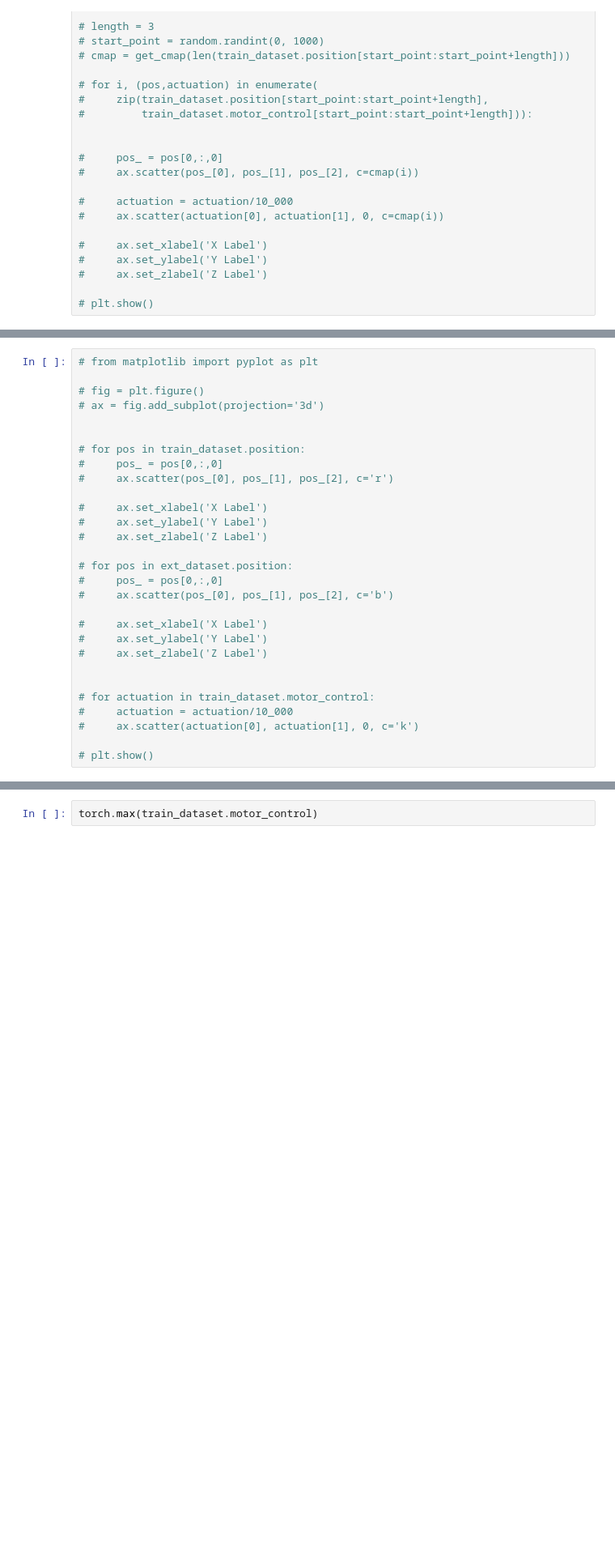
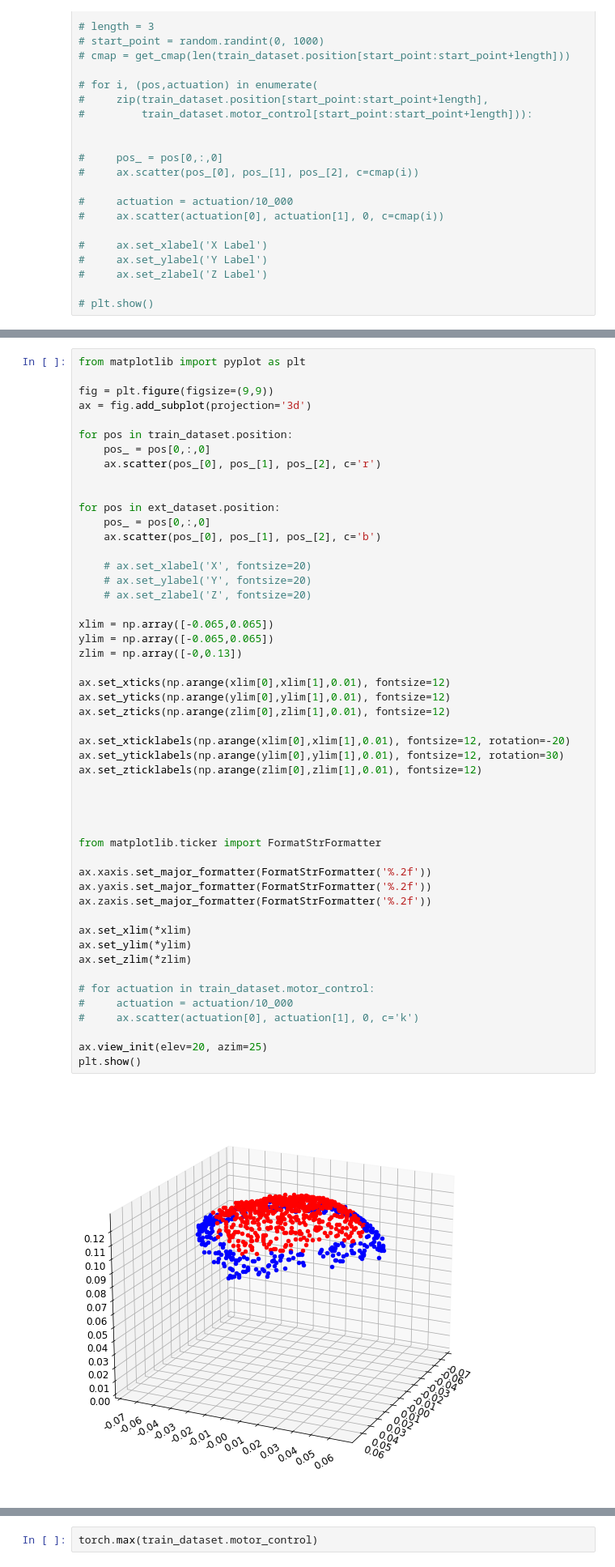
Before and after one commit to terry97-guel/KINN, a Jupyter notebook: code/control/fk_check.ipynb, the cells around one changed output, grey strips where cells are left out. Shown at 81% size. Drawn from its saved outputs; the diff is of its cells as text; blank space fills up the shorter version.

```diff
--- a/code/control/fk_check.ipynb
+++ b/code/control/fk_check.ipynb
@@ -131,29 +133,52 @@ model.motor_mean, model.motor_std, model.position_mean, model.position_std
 # %%
-# from matplotlib import pyplot as plt
+from matplotlib import pyplot as plt
 
-# fig = plt.figure()
-# ax = fig.add_subplot(projection='3d')
+fig = plt.figure(figsize=(9,9))
+ax = fig.add_subplot(projection='3d')
+
+for pos in train_dataset.position:
+    pos_ = pos[0,:,0]
+    ax.scatter(pos_[0], pos_[1], pos_[2], c='r')
 
 
-# for pos in train_dataset.position:
-#     pos_ = pos[0,:,0]
-#     ax.scatter(pos_[0], pos_[1], pos_[2], c='r')
+for pos in ext_dataset.position:
+    pos_ = pos[0,:,0]
+    ax.scatter(pos_[0], pos_[1], pos_[2], c='b')
 
-#     ax.set_xlabel('X Label')
-#     ax.set_ylabel('Y Label')
-#     ax.set_zlabel('Z Label')
+    # ax.set_xlabel('X', fontsize=20)
+    # ax.set_ylabel('Y', fontsize=20)
+    # ax.set_zlabel('Z', fontsize=20)
 
-# for pos in ext_dataset.position:
-#     pos_ = pos[0,:,0]
-#     ax.scatter(pos_[0], pos_[1], pos_[2], c='b')
+xlim = np.array([-0.065,0.065])
+ylim = np.array([-0.065,0.065])
+zlim = np.array([-0,0.13])
 
-#     ax.set_xlabel('X Label')
-#     ax.set_ylabel('Y Label')
-#     ax.set_zlabel('Z Label')
+ax.set_xticks(np.arange(xlim[0],xlim[1],0.01), fontsize=12)
+ax.set_yticks(np.arange(ylim[0],ylim[1],0.01), fontsize=12)
+ax.set_zticks(np.arange(zlim[0],zlim[1],0.01), fontsize=12)
 
+ax.set_xticklabels(np.arange(xlim[0],xlim[1],0.01), fontsize=12, rotation=-20)
+ax.set_yticklabels(np.arange(ylim[0],ylim[1],0.01), fontsize=12, rotation=30)
+ax.set_zticklabels(np.arange(zlim[0],zlim[1],0.01), fontsize=12)
+
+
+
+
+from matplotlib.ticker import FormatStrFormatter
+
+ax.xaxis.set_major_formatter(FormatStrFormatter('%.2f'))
+ax.yaxis.set_major_formatter(FormatStrFormatter('%.2f'))
+ax.zaxis.set_major_formatter(FormatStrFormatter('%.2f'))
+
+ax.set_xlim(*xlim)
+ax.set_ylim(*ylim)
+ax.set_zlim(*zlim)
 
 # for actuation in train_dataset.motor_control:
 #     actuation = actuation/10_000
 #     ax.scatter(actuation[0], actuation[1], 0, c='k')
 
-# plt.show()
+ax.view_init(elev=20, azim=25)
+plt.show()
+# %% [output]
+[figure, added]
```
Also changed, not shown: parts of 12 cells of this notebook, 3 other files.
